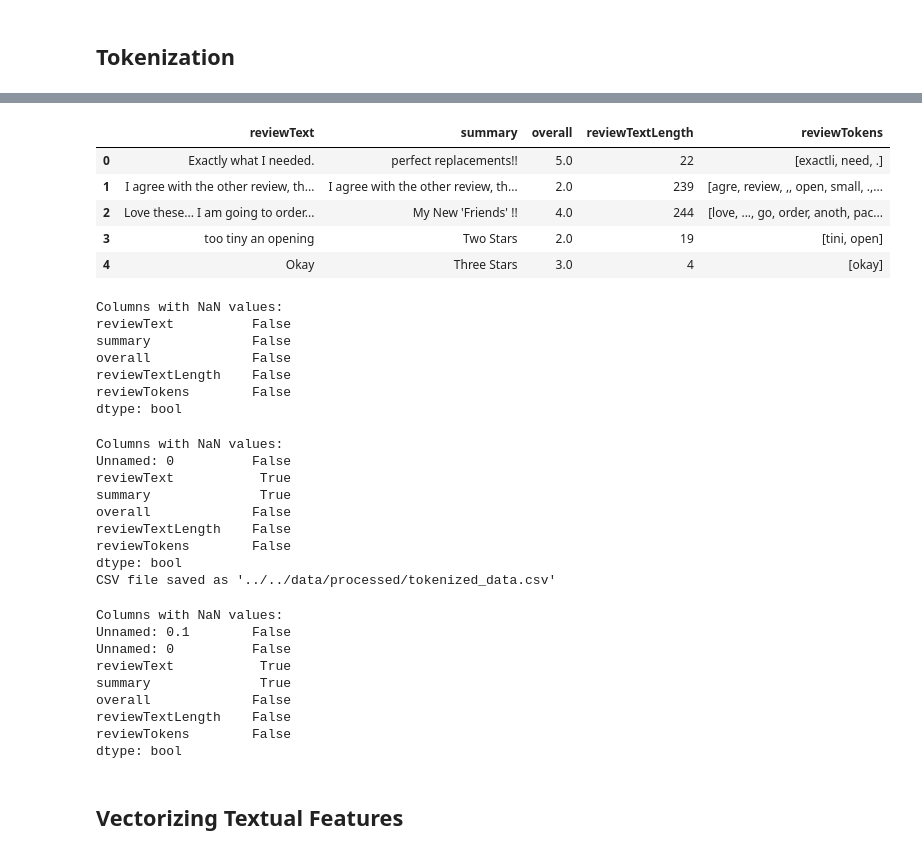
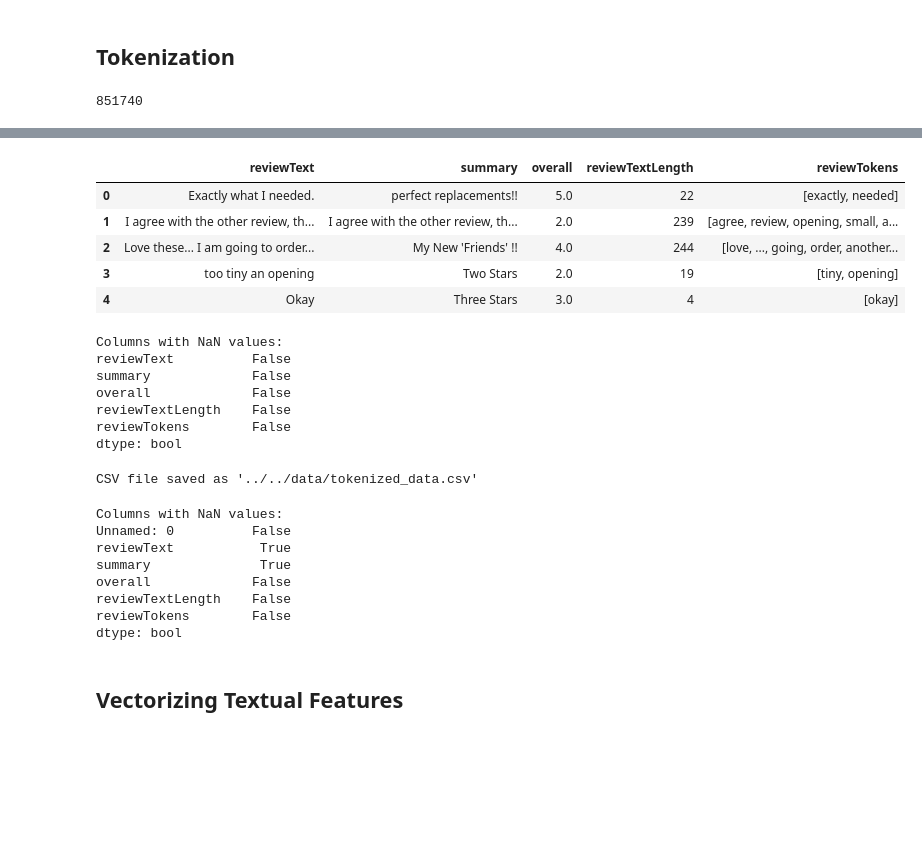
Before and after one commit to narayansharma-21/Amazon-Review-Sentiment-Analysis, a Jupyter notebook: src/data_processing/preprocess_data.ipynb, the cells around one changed output, grey strips where cells are left out. Drawn from its saved outputs; the diff is of its cells as text; code cells hidden in the pictures; blank space fills up the shorter version.

```diff
--- a/src/data_processing/preprocess_data.ipynb
+++ b/src/data_processing/preprocess_data.ipynb
@@ -20,7 +20,7 @@ def getDF(path):
     df[i] = d
   return pd.DataFrame.from_dict(df, orient='index')
 
-df = getDF('/Users/kingnutmegs/Documents/GitHub/NLP-Amazon-Review-Sentiment-Analysis/data/raw/AMAZON_FASHION.json.gz')
+df = getDF('AMAZON_FASHION.json.gz')
 # %%
 # Check for missing values and fill in missing values with empty strings
 df.isnull().sum()
@@ -119,10 +119,15 @@ Name: count, Length: 2582, dtype: int64
 This shows that review length skews right with many large outliers.
 # %% [markdown]
 ## Tokenization
+# %%
+len(df)
+# %% [output]
+851740
 # %%
 import nltk
 from nltk.corpus import stopwords
 from nltk.stem import PorterStemmer, WordNetLemmatizer
+from string import punctuation
 
 # Download necessary resources
 nltk.download('punkt')
@@ -134,9 +139,9 @@ lemmatizer = WordNetLemmatizer()
 # Function to tokenize, stem, and lemmatize the review text
 def tokenize_stem_lemmatize_review(review, stopwords):
     tokens = nltk.word_tokenize(review)
-    tokens = [t.lower() for t in tokens if t.lower() not in stopwords]
-    stemmed_tokens = [stemmer.stem(token) for token in tokens]
-    lemmatized_tokens = [lemmatizer.lemmatize(token) for token in stemmed_tokens]
+    lemmatized_tokens = [lemmatizer.lemmatize(t.lower()) for t in tokens if t.lower() not in stopwords and t not in punctuation]
+    #stemmed_tokens = [stemmer.stem(token) for token in tokens]
+    #lemmatized_tokens = [lemmatizer.lemmatize(token) for token in stemmed_tokens]
     return lemmatized_tokens
 
 # Define stopwords
@@ -155,9 +160,9 @@ df.head()
 [nltk_data]   Package wordnet is already up-to-date!
 |  | reviewText | summary | overall | reviewTextLength | reviewTokens |
-| 0 | Exactly what I needed. | perfect replacements!! | 5.0 | 22 | [exactli, need, .] |
-| 1 | I agree with the other review, th... | I agree with the other review, th... | 2.0 | 239 | [agre, review, ,, open, small, .,... |
-| 2 | Love these... I am going to order... | My New 'Friends' !! | 4.0 | 244 | [love, ..., go, order, anoth, pac... |
-| 3 | too tiny an opening | Two Stars | 2.0 | 19 | [tini, open] |
+| 0 | Exactly what I needed. | perfect replacements!! | 5.0 | 22 | [exactly, needed] |
+| 1 | I agree with the other review, th... | I agree with the other review, th... | 2.0 | 239 | [agree, review, opening, small, a... |
+| 2 | Love these... I am going to order... | My New 'Friends' !! | 4.0 | 244 | [love, ..., going, order, another... |
+| 3 | too tiny an opening | Two Stars | 2.0 | 19 | [tiny, opening] |
 | 4 | Okay | Three Stars | 3.0 | 4 | [okay] |
 # %%
 # Check for NaN values in each column and replace them
@@ -176,30 +181,21 @@ reviewTokens        False
 dtype: bool
 # %%
 # Save the new DataFrame as CSV
-new_csv_file_path = '../../data/processed/tokenized_data.csv'
+new_csv_file_path = '../../data/tokenized_data.csv'
 
 df.to_csv(new_csv_file_path)
 
 # Confirm the CSV file has been saved
 print(f"CSV file saved as '{new_csv_file_path}'")
 # %% [output]
-Columns with NaN values:
-Unnamed: 0          False
-reviewText           True
-summary              True
-overall             False
-reviewTextLength    False
-reviewTokens        False
-dtype: bool
-CSV file saved as '../../data/processed/tokenized_data.csv'
+CSV file saved as '../../data/tokenized_data.csv'
 # %%
-df_new = pd.read_csv('../../data/processed/tokenized_data.csv')
+df_new = pd.read_csv('../../data/tokenized_data.csv')
 nan_columns = df_new.isna().any()
 print("Columns with NaN values:")
 print(nan_columns)
 # %% [output]
 Columns with NaN values:
-Unnamed: 0.1        False
 Unnamed: 0          False
 reviewText           True
 summary              True
```
Also changed, not shown: parts of 5 cells of this notebook, 2 other files.
